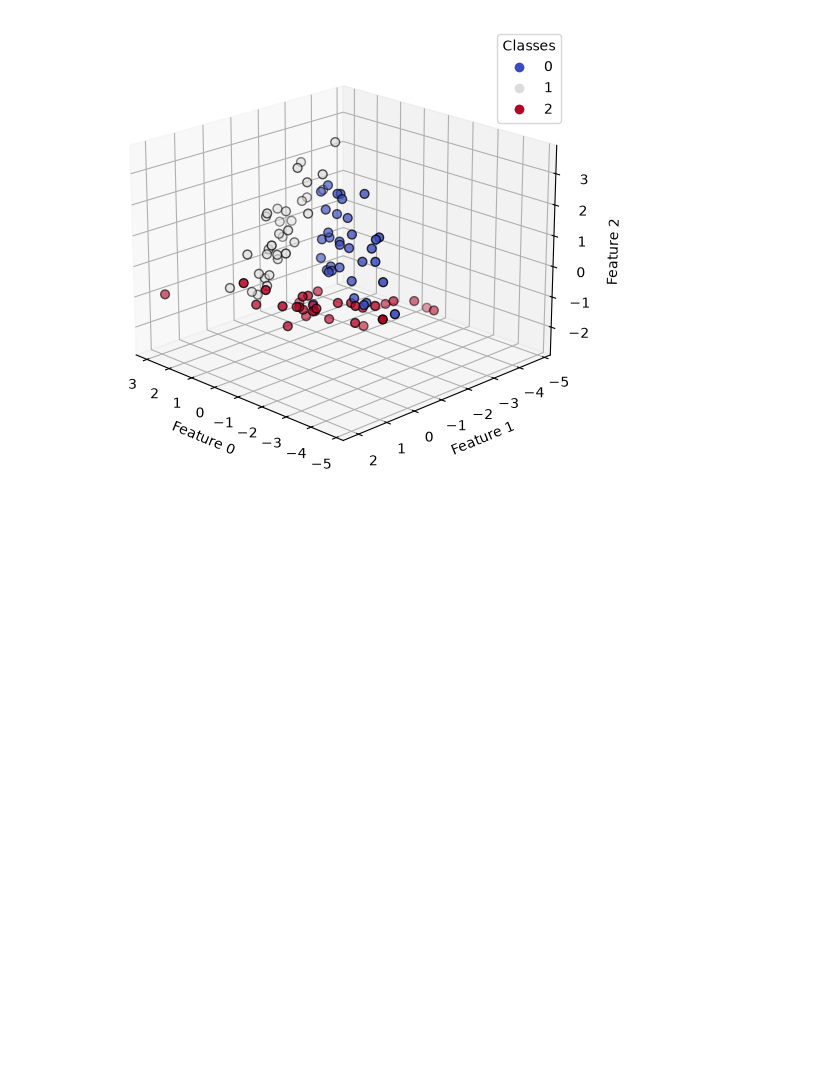
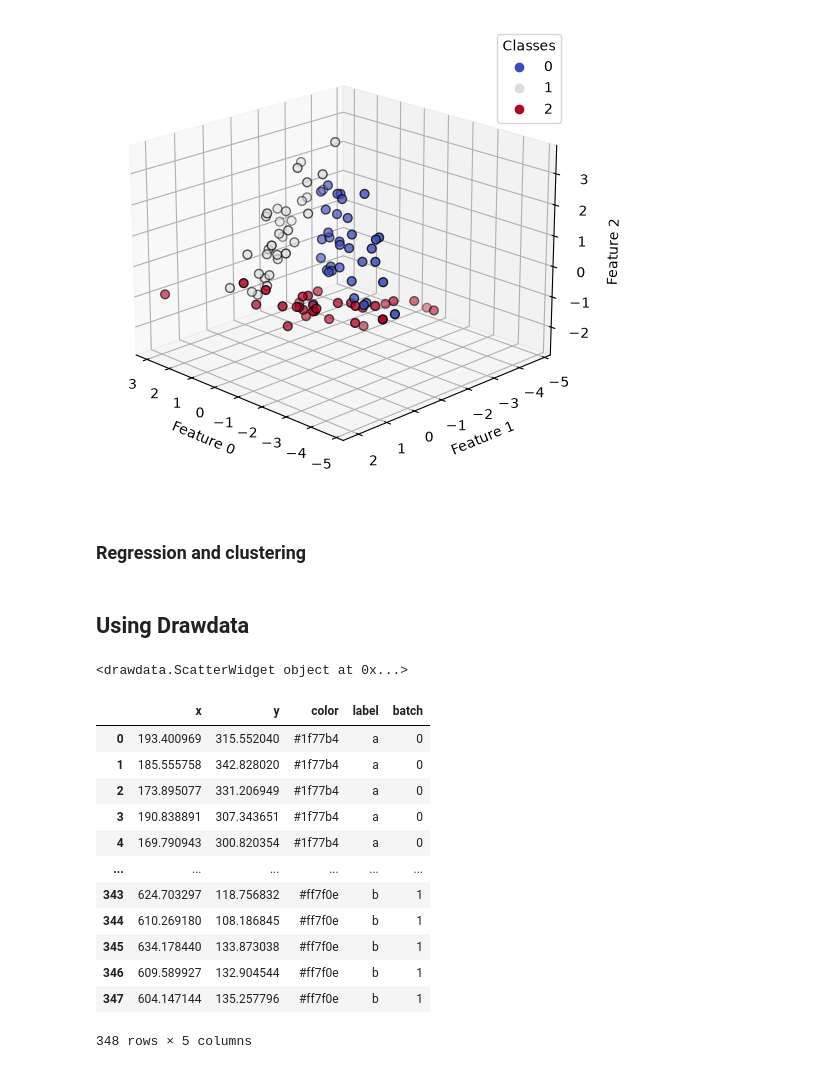
Before and after one commit to LIA-UPCH/AI_COURSE_CODES, a Jupyter notebook: 00_TOYS_DATASETS/create_db_sklearn_01.ipynb, the cells around one changed output. Cells and saved outputs as stored; diff of their text form; code cells hidden in the pictures; blank space fills up the shorter version.

```diff
--- a/00_TOYS_DATASETS/create_db_sklearn_01.ipynb
+++ b/00_TOYS_DATASETS/create_db_sklearn_01.ipynb
@@ -115,6 +115,8 @@ fig = px.scatter_3d(
 )
 fig.update_traces(marker=dict(size=5, line=dict(width=1, color='black')))
 fig.show()
+# %% [markdown]
+### Regression and clustering
 # %%
 
 
@@ -136,3 +138,5 @@ X_blobs, y_blobs = make_blobs(
 
 # 4. Non-linear 2D moons
 X_moons, y_moons = make_moons(n_samples=100, noise=0.1, random_state=42)
+# %% [markdown]
+## Using Drawdata
@@ -138,0 +145,22 @@ X_moons, y_moons = make_moons(n_samples=100, noise=0.1, random_state=42)
+# %%
+widget = ScatterWidget()
+widget
+# %% [output]
+<drawdata.ScatterWidget object at 0x...>
+# %%
+# Get the drawn data as a dataframe
+widget.data_as_pandas
+# %% [output]
+|  | x | y | color | label | batch |
+| 0 | 193.400969 | 315.552040 | #1f77b4 | a | 0 |
+| 1 | 185.555758 | 342.828020 | #1f77b4 | a | 0 |
+| 2 | 173.895077 | 331.206949 | #1f77b4 | a | 0 |
+| 3 | 190.838891 | 307.343651 | #1f77b4 | a | 0 |
+| 4 | 169.790943 | 300.820354 | #1f77b4 | a | 0 |
+| ... | ... | ... | ... | ... | ... |
+| 343 | 624.703297 | 118.756832 | #ff7f0e | b | 1 |
+| 344 | 610.269180 | 108.186845 | #ff7f0e | b | 1 |
+| 345 | 634.178440 | 133.873038 | #ff7f0e | b | 1 |
+| 346 | 609.589927 | 132.904544 | #ff7f0e | b | 1 |
+| 347 | 604.147144 | 135.257796 | #ff7f0e | b | 1 |
+348 rows × 5 columns
```
Also changed, not shown: parts of 4 cells of this notebook.
